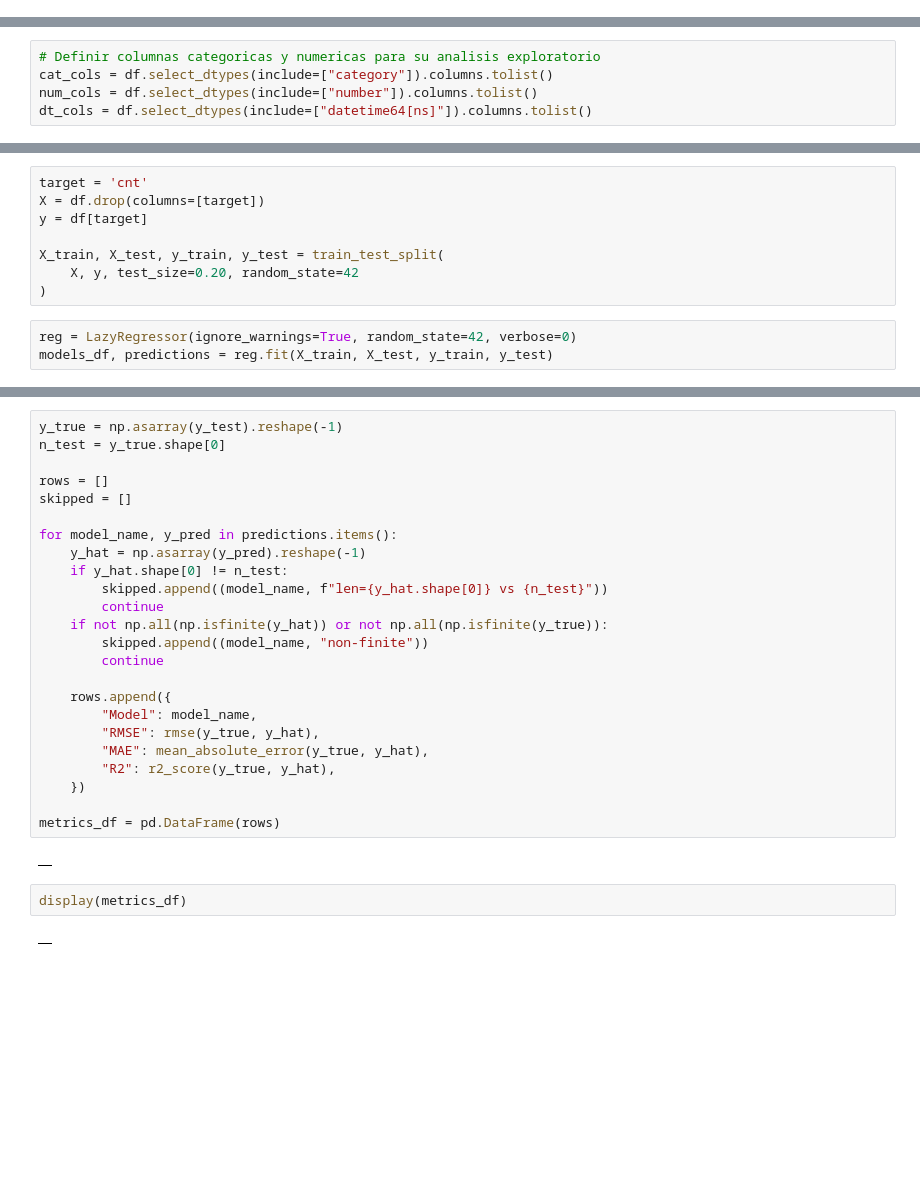
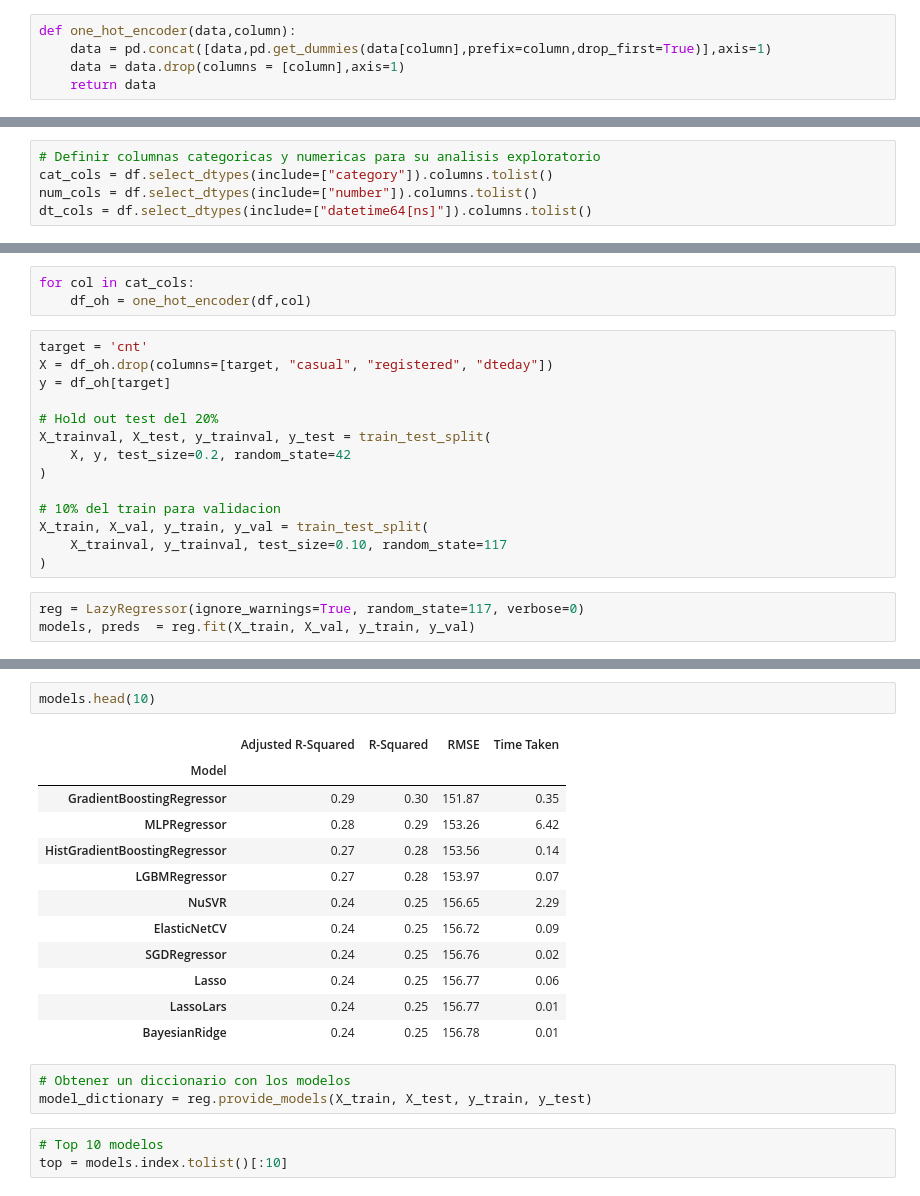
Before and after one commit to A01796029/mlops-equipo-50, a Jupyter notebook: notebooks/cs-ml-inicial.ipynb, the cells around one changed output, grey strips where cells are left out. Saved outputs shown, nothing was run; the diff lists cells and outputs as text; blank space fills up the shorter version.

```diff
--- a/notebooks/cs-ml-inicial.ipynb
+++ b/notebooks/cs-ml-inicial.ipynb
@@ -50,3 +33,8 @@ dtype: object
+# %%
+def one_hot_encoder(data,column):
+    data = pd.concat([data,pd.get_dummies(data[column],prefix=column,drop_first=True)],axis=1)
+    data = data.drop(columns = [column],axis=1)
+    return data
 # %%
 def rmse(y_true, y_pred):
     return np.sqrt(mean_squared_error(y_true, y_pred))
@@ -58,12 +104,21 @@ dt_cols = df.select_dtypes(include=["datetime64[ns]"]).columns.tolist()
+# %%
+for col in cat_cols:
+    df_oh = one_hot_encoder(df,col)
 # %%
 target = 'cnt'
-X = df.drop(columns=[target])
-y = df[target]
+X = df_oh.drop(columns=[target, "casual", "registered", "dteday"])
+y = df_oh[target]
 
-X_train, X_test, y_train, y_test = train_test_split(
-    X, y, test_size=0.20, random_state=42
+# Hold out test del 20%
+X_trainval, X_test, y_trainval, y_test = train_test_split(
+    X, y, test_size=0.2, random_state=42
 )
+
+# 10% del train para validacion
+X_train, X_val, y_train, y_val = train_test_split(
+    X_trainval, y_trainval, test_size=0.10, random_state=117
+)
 # %%
-reg = LazyRegressor(ignore_warnings=True, random_state=42, verbose=0)
-models_df, predictions = reg.fit(X_train, X_test, y_train, y_test)
+reg = LazyRegressor(ignore_warnings=True, random_state=117, verbose=0)
+models, preds  = reg.fit(X_train, X_val, y_train, y_val)
 # %% [output]
@@ -75,30 +131,21 @@ You can set `force_col_wise=true` to remove the overhead.
-# %%
-y_true = np.asarray(y_test).reshape(-1)
-n_test = y_true.shape[0]
-
-rows = []
-skipped = []
-
-for model_name, y_pred in predictions.items():
-    y_hat = np.asarray(y_pred).reshape(-1)
-    if y_hat.shape[0] != n_test:
-        skipped.append((model_name, f"len={y_hat.shape[0]} vs {n_test}"))
-        continue
-    if not np.all(np.isfinite(y_hat)) or not np.all(np.isfinite(y_true)):
-        skipped.append((model_name, "non-finite"))
-        continue
-
-    rows.append({
-        "Model": model_name,
-        "RMSE": rmse(y_true, y_hat),
-        "MAE": mean_absolute_error(y_true, y_hat),
-        "R2": r2_score(y_true, y_hat),
-    })
-
-metrics_df = pd.DataFrame(rows)
-# %% [output]
-|  |
-# %%
-display(metrics_df)
-# %% [output]
-|  |
+# %%
+models.head(10)
+# %% [output]
+|  | Adjusted R-Squared | R-Squared | RMSE | Time Taken |
+| Model |  |  |  |  |
+| GradientBoostingRegressor | 0.29 | 0.30 | 151.87 | 0.35 |
+| MLPRegressor | 0.28 | 0.29 | 153.26 | 6.42 |
+| HistGradientBoostingRegressor | 0.27 | 0.28 | 153.56 | 0.14 |
+| LGBMRegressor | 0.27 | 0.28 | 153.97 | 0.07 |
+| NuSVR | 0.24 | 0.25 | 156.65 | 2.29 |
+| ElasticNetCV | 0.24 | 0.25 | 156.72 | 0.09 |
+| SGDRegressor | 0.24 | 0.25 | 156.76 | 0.02 |
+| Lasso | 0.24 | 0.25 | 156.77 | 0.06 |
+| LassoLars | 0.24 | 0.25 | 156.77 | 0.01 |
+| BayesianRidge | 0.24 | 0.25 | 156.78 | 0.01 |
+# %%
+# Obtener un diccionario con los modelos
+model_dictionary = reg.provide_models(X_train, X_test, y_train, y_test)
+# %%
+# Top 10 modelos
+top = models.index.tolist()[:10]
```
Also changed, not shown: parts of 10 cells of this notebook.
